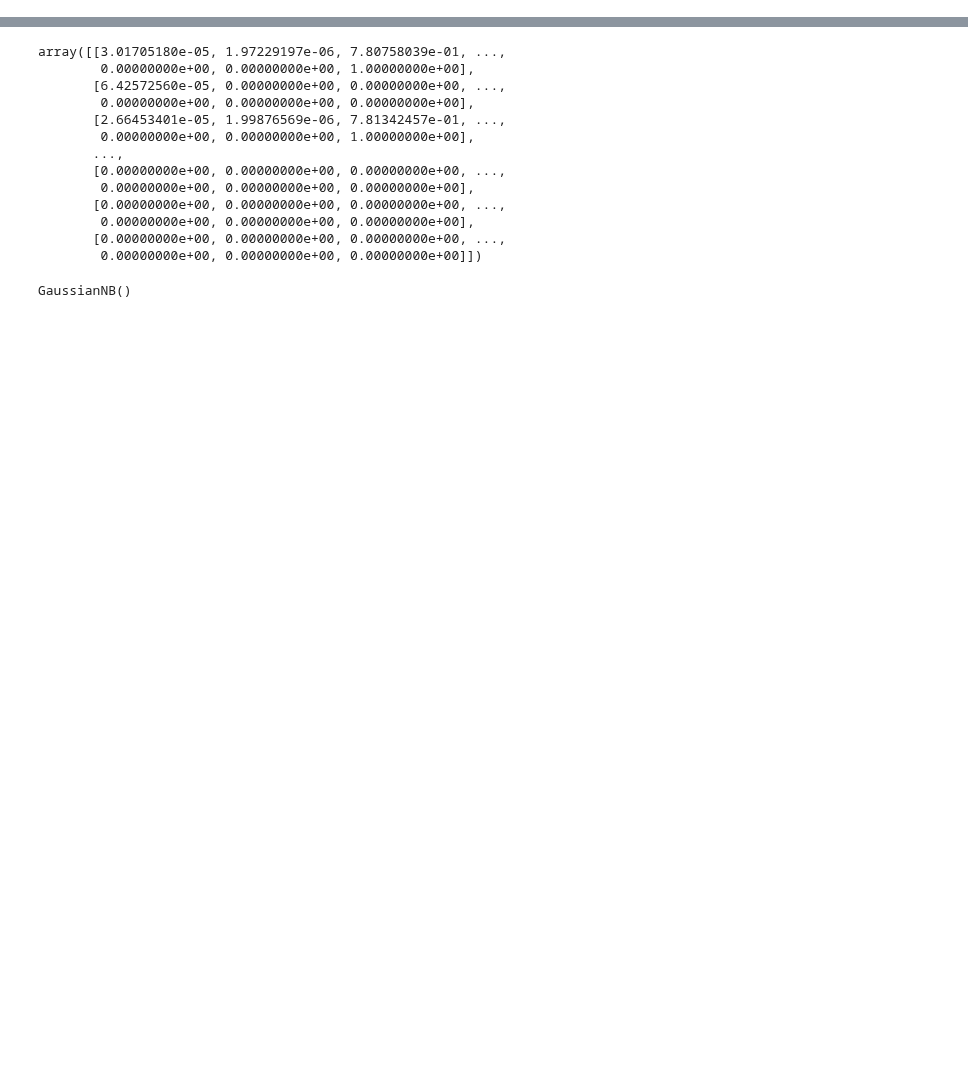
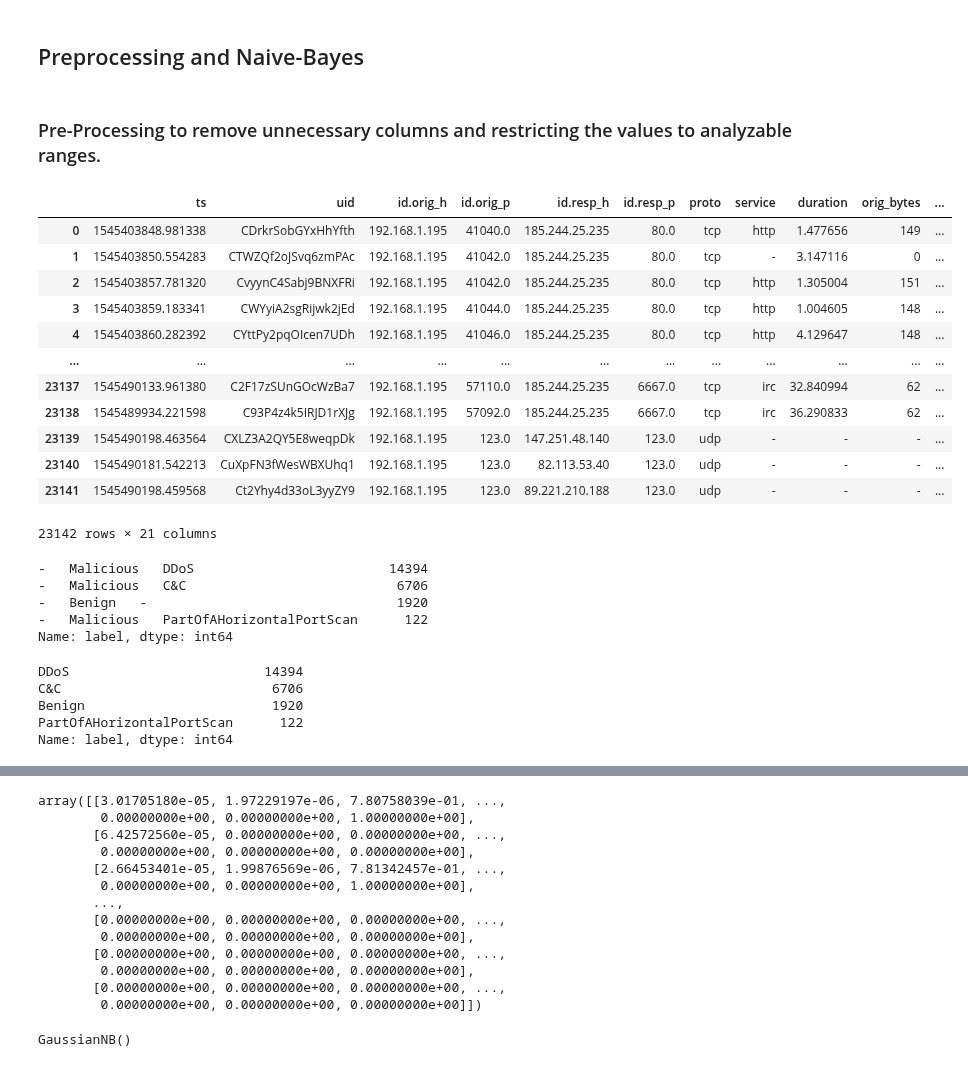
Before and after one commit to WiresharkIO/ML_4_IOT_Security, a Jupyter notebook: Model/Naive_Bayes.ipynb, the cells around one changed output, grey strips where cells are left out. Drawn from its saved outputs; the diff is of its cells as text; code cells hidden in the pictures; blank space fills up the shorter version.

Commit message:
Updated model files

```diff
--- a/Model/Naive_Bayes.ipynb
+++ b/Model/Naive_Bayes.ipynb
@@ -0,0 +1,2 @@
+# %% [markdown]
+## Preprocessing and Naive-Bayes
@@ -0,0 +11,55 @@
+# %% [markdown]
+### Pre-Processing to remove unnecessary columns and restricting the values to analyzable ranges.
+# %%
+capture_34_dataset = "D:/Course_Content/2ES/IOT_IDS/Model/CTU-IoT-Malware-Capture-34-1/conn.log.labeled"
+df_34 = pd.read_table(filepath_or_buffer=capture_34_dataset, skiprows=10, nrows=100000)
+df_34.columns=['ts',
+              'uid',
+              'id.orig_h',
+              'id.orig_p',
+              'id.resp_h',
+              'id.resp_p',
+              'proto',
+              'service',
+              'duration',
+              'orig_bytes',
+              'resp_bytes',
+              'conn_state',
+              'local_orig',
+              'local_resp',
+              'missed_bytes',
+              'history',
+              'orig_pkts',
+              'orig_ip_bytes',
+              'resp_pkts',
+              'resp_ip_bytes',
+              'label']
+
+df_34.drop(df_34.tail(1).index,inplace=True)
+
+frames=[df_34]
+df_c=pd.concat(frames)
+# %%
+df_c
+# %% [output]
+|  | ts | uid | id.orig_h | id.orig_p | id.resp_h | id.resp_p | proto | service | duration | orig_bytes | ... |
+| 0 | 1545403848.981338 | CDrkrSobGYxHhYfth | 192.168.1.195 | 41040.0 | 185.244.25.235 | 80.0 | tcp | http | 1.477656 | 149 | ... |
+| 1 | 1545403850.554283 | CTWZQf2oJSvq6zmPAc | 192.168.1.195 | 41042.0 | 185.244.25.235 | 80.0 | tcp | - | 3.147116 | 0 | ... |
+| 2 | 1545403857.781320 | CvyynC4Sabj9BNXFRi | 192.168.1.195 | 41042.0 | 185.244.25.235 | 80.0 | tcp | http | 1.305004 | 151 | ... |
+| 3 | 1545403859.183341 | CWYyiA2sgRijwk2jEd | 192.168.1.195 | 41044.0 | 185.244.25.235 | 80.0 | tcp | http | 1.004605 | 148 | ... |
+| 4 | 1545403860.282392 | CYttPy2pqOIcen7UDh | 192.168.1.195 | 41046.0 | 185.244.25.235 | 80.0 | tcp | http | 4.129647 | 148 | ... |
+| ... | ... | ... | ... | ... | ... | ... | ... | ... | ... | ... | ... |
+| 23137 | 1545490133.961380 | C2F17zSUnGOcWzBa7 | 192.168.1.195 | 57110.0 | 185.244.25.235 | 6667.0 | tcp | irc | 32.840994 | 62 | ... |
+| 23138 | 1545489934.221598 | C93P4z4k5IRJD1rXJg | 192.168.1.195 | 57092.0 | 185.244.25.235 | 6667.0 | tcp | irc | 36.290833 | 62 | ... |
+| 23139 | 1545490198.463564 | CXLZ3A2QY5E8weqpDk | 192.168.1.195 | 123.0 | 147.251.48.140 | 123.0 | udp | - | - | - | ... |
+| 23140 | 1545490181.542213 | CuXpFN3fWesWBXUhq1 | 192.168.1.195 | 123.0 | 82.113.53.40 | 123.0 | udp | - | - | - | ... |
+| 23141 | 1545490198.459568 | Ct2Yhy4d33oL3yyZY9 | 192.168.1.195 | 123.0 | 89.221.210.188 | 123.0 | udp | - | - | - | ... |
+23142 rows × 21 columns
+# %%
+df_c['label'].value_counts()
+# %% [output]
+-   Malicious   DDoS                         14394
+-   Malicious   C&C                           6706
+-   Benign   -                                1920
+-   Malicious   PartOfAHorizontalPortScan      122
+Name: label, dtype: int64
@@ -0,0 +86,8 @@
+# %%
+df_c['label'].value_counts()
+# %% [output]
+DDoS                         14394
+C&C                           6706
+Benign                        1920
+PartOfAHorizontalPortScan      122
+Name: label, dtype: int64
```
Also changed, not shown: parts of 23 cells of this notebook, 1 other file.
